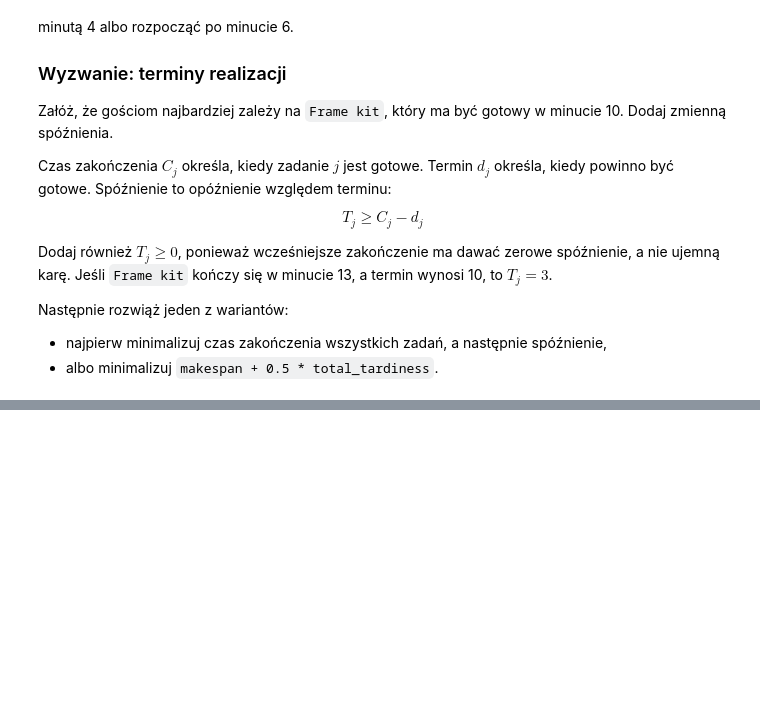
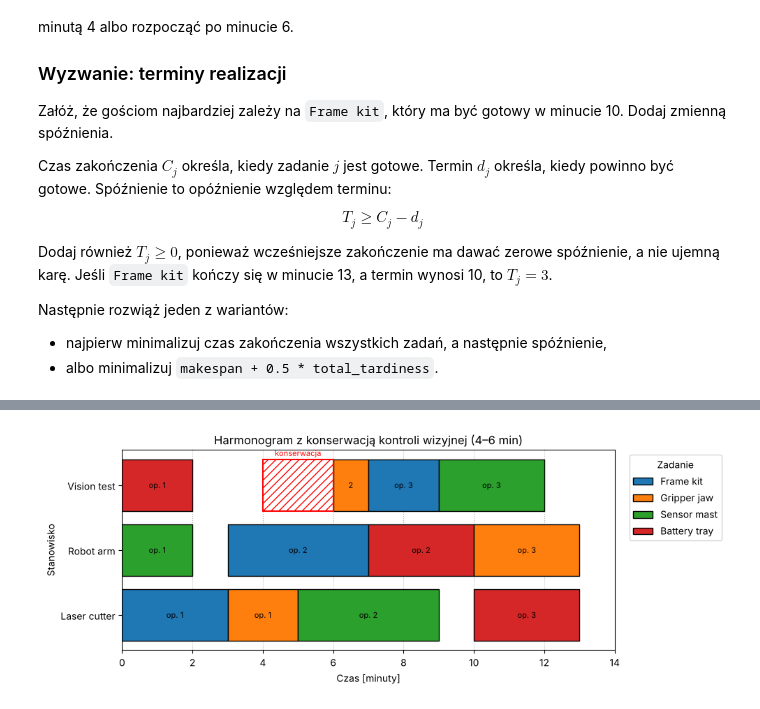
Before and after one commit to Damian-Swaczyna/cpp, a Jupyter notebook: pl/lab_auto_4.ipynb, the cells around one changed output, grey strips where cells are left out. Drawn from its saved outputs; the diff is of its cells as text; code cells hidden in the pictures; blank space fills up the shorter version.

```diff
--- a/pl/lab_auto_4.ipynb
+++ b/pl/lab_auto_4.ipynb
@@ -608,0 +745,78 @@ Następnie rozwiąż jeden z wariantów:
+# %%
+# Rozszerzony solver job-shop: okna konserwacji i terminy (używany do obliczeń i w notebooku).
+def solve_jobshop_extended(jobs, maintenance=None, due_dates=None, tardiness_weight=None,
+                           fixed_makespan=None, horizon=None, msg=False):
+    """Job-shop z oknami niedostępności stanowisk i terminami realizacji (minuty).
+
+    maintenance: {station: [(od, do), ...]} — przedziały niedostępności.
+    due_dates: {job: termin}; tworzy T_j >= C_j - d_j, T_j >= 0.
+    tardiness_weight=None → cel min Cmax; liczba w → min Cmax + w·ΣT_j.
+    fixed_makespan → dodaje Cmax <= fixed_makespan i minimalizuje ΣT_j (wariant leksykograficzny).
+    Zwraca (makespan, schedule, tardiness_dict, model); RuntimeError, gdy brak optimum.
+    """
+    maintenance = maintenance or {}
+    due_dates = due_dates or {}
+    model = pulp.LpProblem("Robot_Cell_Job_Shop_ext", pulp.LpMinimize)
+    ops = [(j, k) for j, r in jobs.items() for k in range(len(r))]
+    st = {o: jobs[o[0]][o[1]][0] for o in ops}
+    p = {o: jobs[o[0]][o[1]][1] for o in ops}
+    if horizon is None:
+        # Bezpieczny horyzont: suma czasów + koniec najpóźniejszego okna konserwacji.
+        horizon = sum(p.values()) + max([e for w in maintenance.values() for _, e in w], default=0)
+    s = {o: pulp.LpVariable(f"s__{_operation_name(o)}", lowBound=0) for o in ops}
+    cmax = pulp.LpVariable("Cmax", lowBound=0)
+    tard = {j: pulp.LpVariable(f"T__{_safe_name(j)}", lowBound=0) for j in due_dates}
+    for j, r in jobs.items():
+        for k in range(len(r) - 1):
+            model += s[j, k + 1] >= s[j, k] + p[j, k]
+        model += cmax >= s[j, len(r) - 1] + p[j, len(r) - 1]
+    for station in sorted(set(st.values())):
+        so = [o for o in ops if st[o] == station]
+        for a, b in combinations(so, 2):
+            y = pulp.LpVariable(f"y__{_operation_name(a)}__{_operation_name(b)}", cat="Binary")
+            model += s[b] >= s[a] + p[a] - horizon * (1 - y)
+            model += s[a] >= s[b] + p[b] - horizon * y
+        # Okno konserwacji: operacja kończy się przed początkiem okna ALBO zaczyna po jego końcu.
+        for w, (w_start, w_end) in enumerate(maintenance.get(station, [])):
+            for o in so:
+                z = pulp.LpVariable(f"z__{_operation_name(o)}__w{w}", cat="Binary")  # 1 = przed oknem
+                model += s[o] + p[o] <= w_start + horizon * (1 - z)
+                model += s[o] >= w_end - horizon * z
+    for j, d in due_dates.items():
+        last = (j, len(jobs[j]) - 1)
+        model += tard[j] >= s[last] + p[last] - d
+    total_t = pulp.lpSum(tard.values())
+    if fixed_makespan is not None:
+        model += cmax <= fixed_makespan
+        model += total_t
+    elif tardiness_weight is None:
+        model += cmax
+    else:
+        model += cmax + tardiness_weight * total_t
+    model.solve(pulp.PULP_CBC_CMD(msg=msg))
+    status = pulp.LpStatus[model.status]
+    if status != "Optimal":
+        raise RuntimeError(f"Status solvera: {status}")
+    rows = [{"job": j, "operation": k + 1, "station": st[j, k], "start": s[j, k].value(),
+             "duration": p[j, k], "finish": s[j, k].value() + p[j, k]} for j, k in ops]
+    schedule = pd.DataFrame(rows).sort_values(["station", "start", "job"]).reset_index(drop=True)
+    return cmax.value(), schedule, {j: t.value() for j, t in tard.items()}, model
+
+
+# Zadanie 4: okno konserwacji kontroli wizyjnej od 4 do 6 minuty.
+MAINTENANCE = {"Vision test": [(4, 6)]}
+maint_makespan, maint_schedule, _, maint_model = solve_jobshop_extended(jobs, maintenance=MAINTENANCE)
+print(validate_schedule(jobs, maint_schedule))
+
+# Dodatkowa, niezależna kontrola: żadna operacja kontroli wizyjnej nie nachodzi na okno [4, 6).
+vision = maint_schedule[maint_schedule.station == "Vision test"]
+assert ((vision.finish <= 4 + 1e-7) | (vision.start >= 6 - 1e-7)).all()
+print(f"Makespan z oknem konserwacji: {maint_makespan:.0f} min (bez okna: {makespan:.0f} min)")
+display(vision)
+
+fig, ax = plot_gantt(maint_schedule, title="Harmonogram z konserwacją kontroli wizyjnej (4–6 min)")
+y_vision = list(maint_schedule["station"].drop_duplicates()).index("Vision test")
+ax.barh(y_vision, 2, left=4, color="none", edgecolor="red", hatch="///", linewidth=1.5)
+ax.text(5, y_vision + 0.45, "konserwacja", color="red", ha="center", fontsize=8)
+plt.show()
+# %% [output]
@@ -608,0 +830 @@ Następnie rozwiąż jeden z wariantów:
+[figure, added]
```
Also changed, not shown: parts of 22 cells of this notebook.
